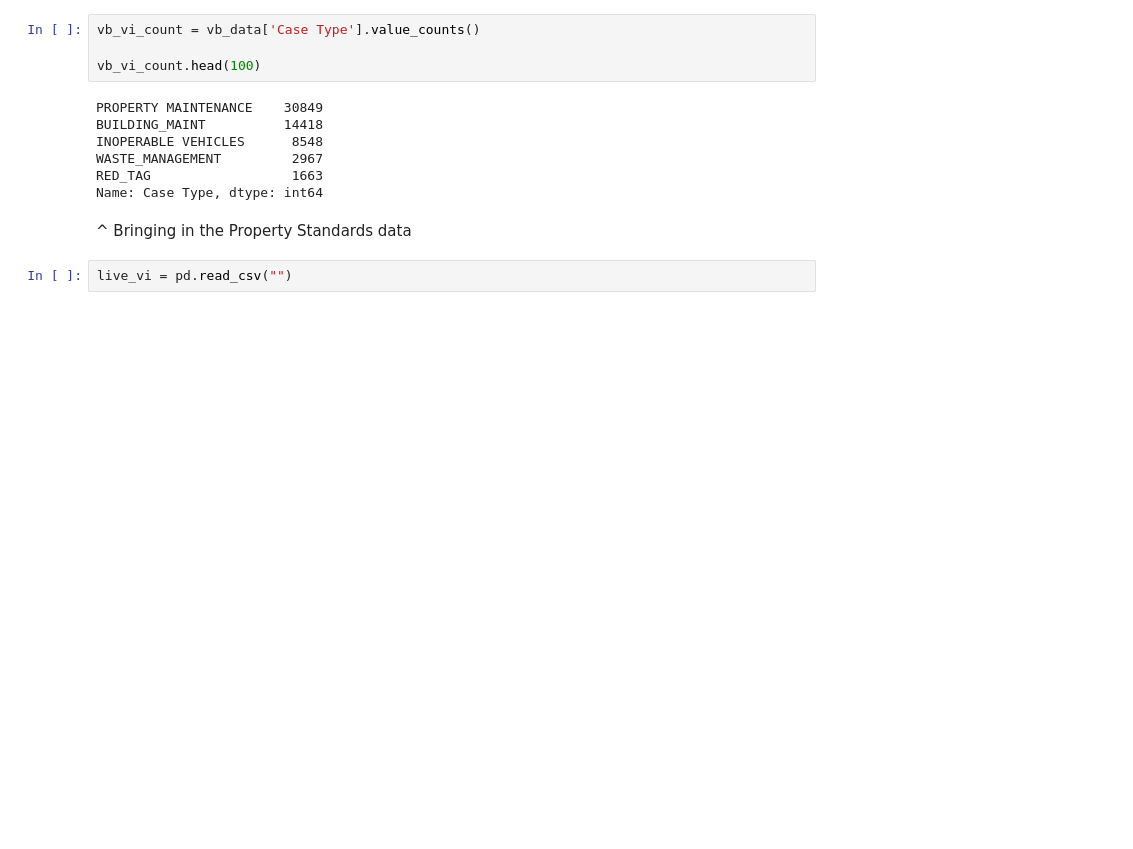
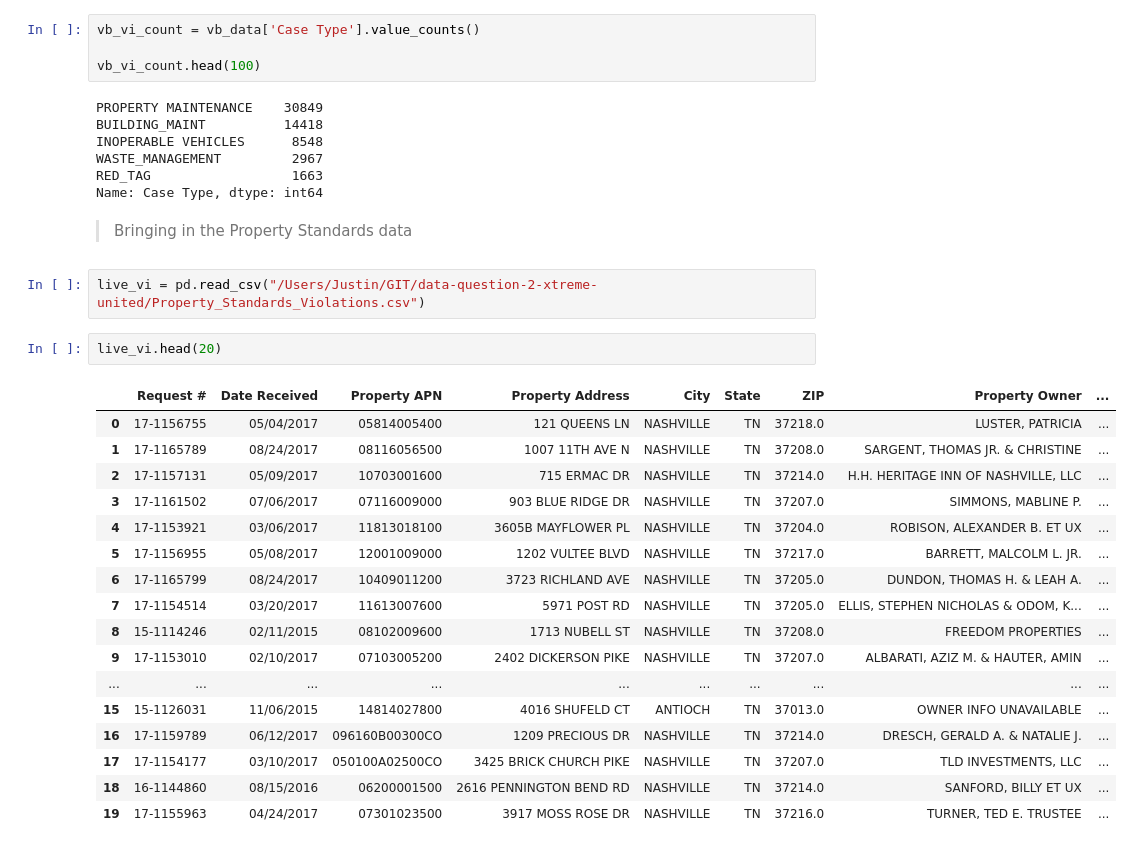
Before and after one commit to shrutijalewar/data-question-2-xtreme-united, a Jupyter notebook: DataQuestion2.ipynb, the cells around one changed output. Cells and saved outputs as stored; diff of their text form; blank space fills up the shorter version.

```diff
--- a/DataQuestion2.ipynb
+++ b/DataQuestion2.ipynb
@@ -951,6 +946,26 @@ WASTE_MANAGEMENT         2967
 RED_TAG                  1663
 Name: Case Type, dtype: int64
 # %% [markdown]
-^ Bringing in the Property Standards data
+> Bringing in the Property Standards data
-# %%
-live_vi = pd.read_csv("")
+# %%
+live_vi = pd.read_csv("/Users/Justin/GIT/data-question-2-xtreme-united/Property_Standards_Violations.csv")
+# %%
+live_vi.head(20)
+# %% [output]
+|  | Request # | Date Received | Property APN | Property Address | City | State | ZIP | Property Owner | ... |
+| 0 | 17-1156755 | 05/04/2017 | 05814005400 | 121 QUEENS LN | NASHVILLE | TN | 37218.0 | LUSTER, PATRICIA | ... |
+| 1 | 17-1165789 | 08/24/2017 | 08116056500 | 1007 11TH AVE N | NASHVILLE | TN | 37208.0 | SARGENT, THOMAS JR. & CHRISTINE | ... |
+| 2 | 17-1157131 | 05/09/2017 | 10703001600 | 715 ERMAC DR | NASHVILLE | TN | 37214.0 | H.H. HERITAGE INN OF NASHVILLE, LLC | ... |
+| 3 | 17-1161502 | 07/06/2017 | 07116009000 | 903 BLUE RIDGE DR | NASHVILLE | TN | 37207.0 | SIMMONS, MABLINE P. | ... |
+| 4 | 17-1153921 | 03/06/2017 | 11813018100 | 3605B MAYFLOWER PL | NASHVILLE | TN | 37204.0 | ROBISON, ALEXANDER B. ET UX | ... |
+| 5 | 17-1156955 | 05/08/2017 | 12001009000 | 1202 VULTEE BLVD | NASHVILLE | TN | 37217.0 | BARRETT, MALCOLM L. JR. | ... |
+| 6 | 17-1165799 | 08/24/2017 | 10409011200 | 3723 RICHLAND AVE | NASHVILLE | TN | 37205.0 | DUNDON, THOMAS H. & LEAH A. | ... |
+| 7 | 17-1154514 | 03/20/2017 | 11613007600 | 5971 POST RD | NASHVILLE | TN | 37205.0 | ELLIS, STEPHEN NICHOLAS & ODOM, K... | ... |
+| 8 | 15-1114246 | 02/11/2015 | 08102009600 | 1713 NUBELL ST | NASHVILLE | TN | 37208.0 | FREEDOM PROPERTIES | ... |
+| 9 | 17-1153010 | 02/10/2017 | 07103005200 | 2402 DICKERSON PIKE | NASHVILLE | TN | 37207.0 | ALBARATI, AZIZ M. & HAUTER, AMIN | ... |
+| ... | ... | ... | ... | ... | ... | ... | ... | ... | ... |
+| 15 | 15-1126031 | 11/06/2015 | 14814027800 | 4016 SHUFELD CT | ANTIOCH | TN | 37013.0 | OWNER INFO UNAVAILABLE | ... |
+| 16 | 17-1159789 | 06/12/2017 | 096160B00300CO | 1209 PRECIOUS DR | NASHVILLE | TN | 37214.0 | DRESCH, GERALD A. & NATALIE J. | ... |
+| 17 | 17-1154177 | 03/10/2017 | 050100A02500CO | 3425 BRICK CHURCH PIKE | NASHVILLE | TN | 37207.0 | TLD INVESTMENTS, LLC | ... |
+| 18 | 16-1144860 | 08/15/2016 | 06200001500 | 2616 PENNINGTON BEND RD | NASHVILLE | TN | 37214.0 | SANFORD, BILLY ET UX | ... |
+| 19 | 17-1155963 | 04/24/2017 | 07301023500 | 3917 MOSS ROSE DR | NASHVILLE | TN | 37216.0 | TURNER, TED E. TRUSTEE | ... |
```
Also changed, not shown: parts of 23 cells of this notebook, 3 other files.
